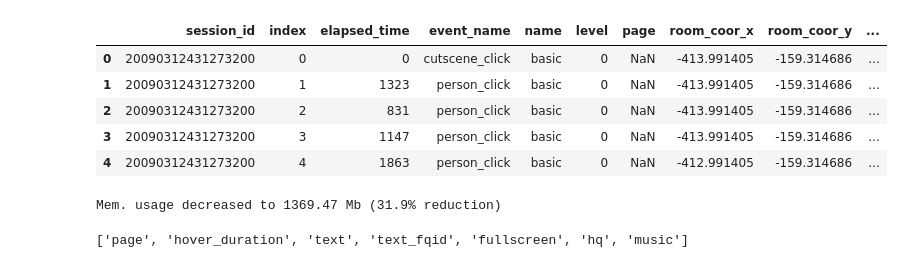
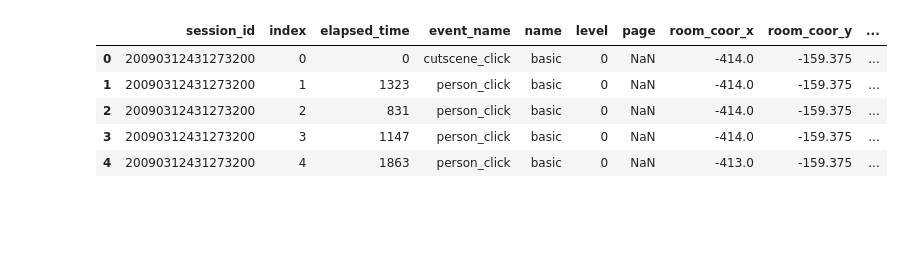
Before and after one commit to Simon-Wendy/MathematicalCompetition, a Jupyter notebook: kaggle-PredictStudentPerformancefromGamePlay/code/Untitled.ipynb, the cells around one changed output. Cells and saved outputs as stored; diff of their text form; code cells hidden in the pictures; blank space fills up the shorter version.

```diff
--- a/kaggle-PredictStudentPerformancefromGamePlay/code/Untitled.ipynb
+++ b/kaggle-PredictStudentPerformancefromGamePlay/code/Untitled.ipynb
@@ -52,8 +52,30 @@ def reduce_memory_usage(df, verbose=True):
             )
         )
     return df
+# %%
+dtypes = {"session_id": 'int64',
+          "index": np.int16,
+          "elapsed_time": np.int32,
+          "event_name": 'category',
+          "name": 'category',
+          "level": np.int8,
+          "page": np.float16,
+          "room_coor_x": np.float16,
+          "room_coor_y": np.float16,
+          "screen_coor_x": np.float16,
+          "screen_coor_y": np.float16,
+          "hover_duration": np.float32,
+          "text": 'category',
+          "fqid": 'category',
+          "room_fqid": 'category',
+          "text_fqid": 'category',
+          "fullscreen": np.int8,
+          "hq": np.int8,
+          "music": np.int8,
+          "level_group": 'category'
+          }
 # %%
 %%time
-df_train = pd.read_csv('../dataset/train.csv')
+df_train = pd.read_csv('../dataset/train.csv',dtype=dtypes,nrows=20)
 df_train.head()
 # %% [output]
@@ -61,30 +83,6 @@ Wall time: 23.7 s
 |  | session_id | index | elapsed_time | event_name | name | level | page | room_coor_x | room_coor_y | ... |
-| 0 | 20090312431273200 | 0 | 0 | cutscene_click | basic | 0 | NaN | -413.991405 | -159.314686 | ... |
-| 1 | 20090312431273200 | 1 | 1323 | person_click | basic | 0 | NaN | -413.991405 | -159.314686 | ... |
-| 2 | 20090312431273200 | 2 | 831 | person_click | basic | 0 | NaN | -413.991405 | -159.314686 | ... |
-| 3 | 20090312431273200 | 3 | 1147 | person_click | basic | 0 | NaN | -413.991405 | -159.314686 | ... |
-| 4 | 20090312431273200 | 4 | 1863 | person_click | basic | 0 | NaN | -412.991405 | -159.314686 | ... |
+| 0 | 20090312431273200 | 0 | 0 | cutscene_click | basic | 0 | NaN | -414.0 | -159.375 | ... |
+| 1 | 20090312431273200 | 1 | 1323 | person_click | basic | 0 | NaN | -414.0 | -159.375 | ... |
+| 2 | 20090312431273200 | 2 | 831 | person_click | basic | 0 | NaN | -414.0 | -159.375 | ... |
+| 3 | 20090312431273200 | 3 | 1147 | person_click | basic | 0 | NaN | -414.0 | -159.375 | ... |
+| 4 | 20090312431273200 | 4 | 1863 | person_click | basic | 0 | NaN | -413.0 | -159.375 | ... |
-# %%
-df_train = reduce_memory_usage(df_train)
-# %% [output]
-Mem. usage decreased to 1369.47 Mb (31.9% reduction)
-# %%
-drop_list = []
-number_feature = df_train.select_dtypes(include='number').columns
-category_feature = df_train.select_dtypes(include='object').columns
-for c in df_train.columns:
-    n = 100 * df_train[c].isnull().sum()/len(df_train[c])
-    if n>50:
-        drop_list.append(c)
-    elif n>0:
-        if c in number_feature:
-            df_train[c] = df_train[c].fillna(0)
-        elif c in category_feature:
-            df_train[c] = df_train[c].fillna('{}'.format(c + '_null'))
-        else:
-            pass
-    else:
-        pass
-drop_list
-# %% [output]
-['page', 'hover_duration', 'text', 'text_fqid', 'fullscreen', 'hq', 'music']
```
Also changed, not shown: parts of 15 cells of this notebook, 2 other files.
